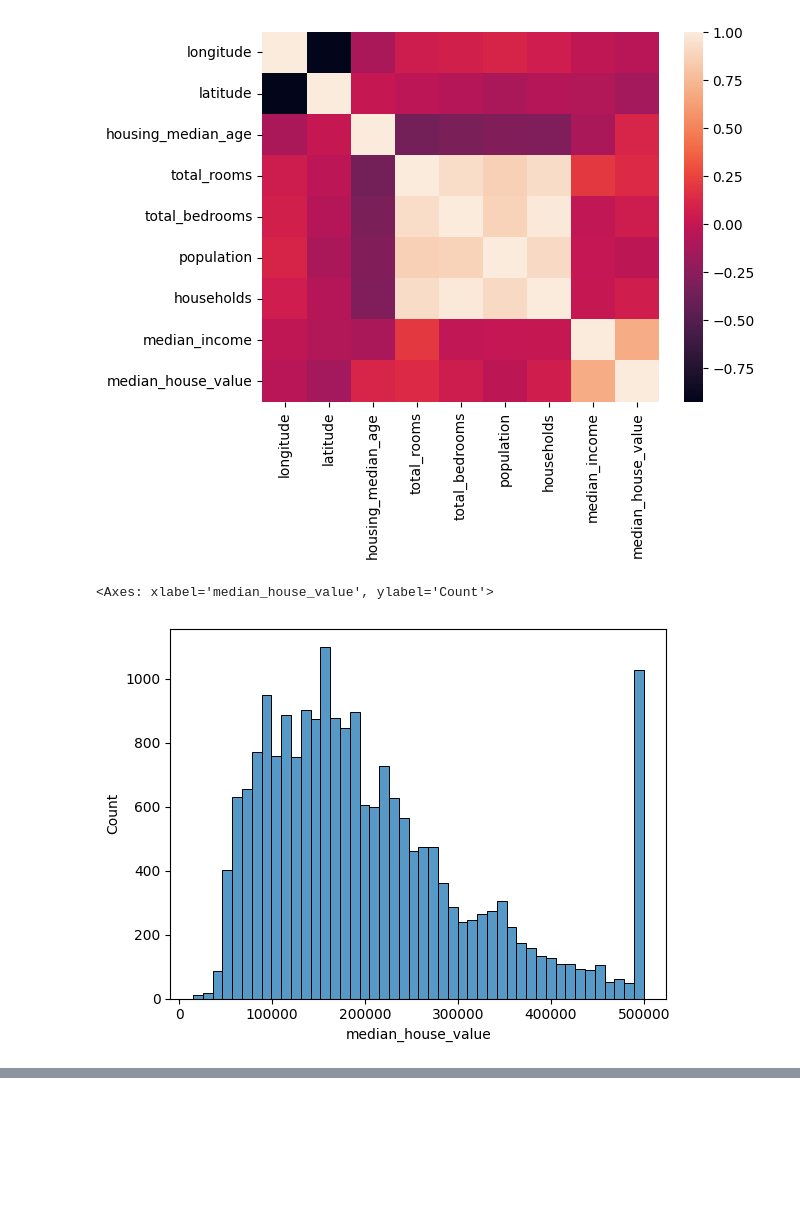
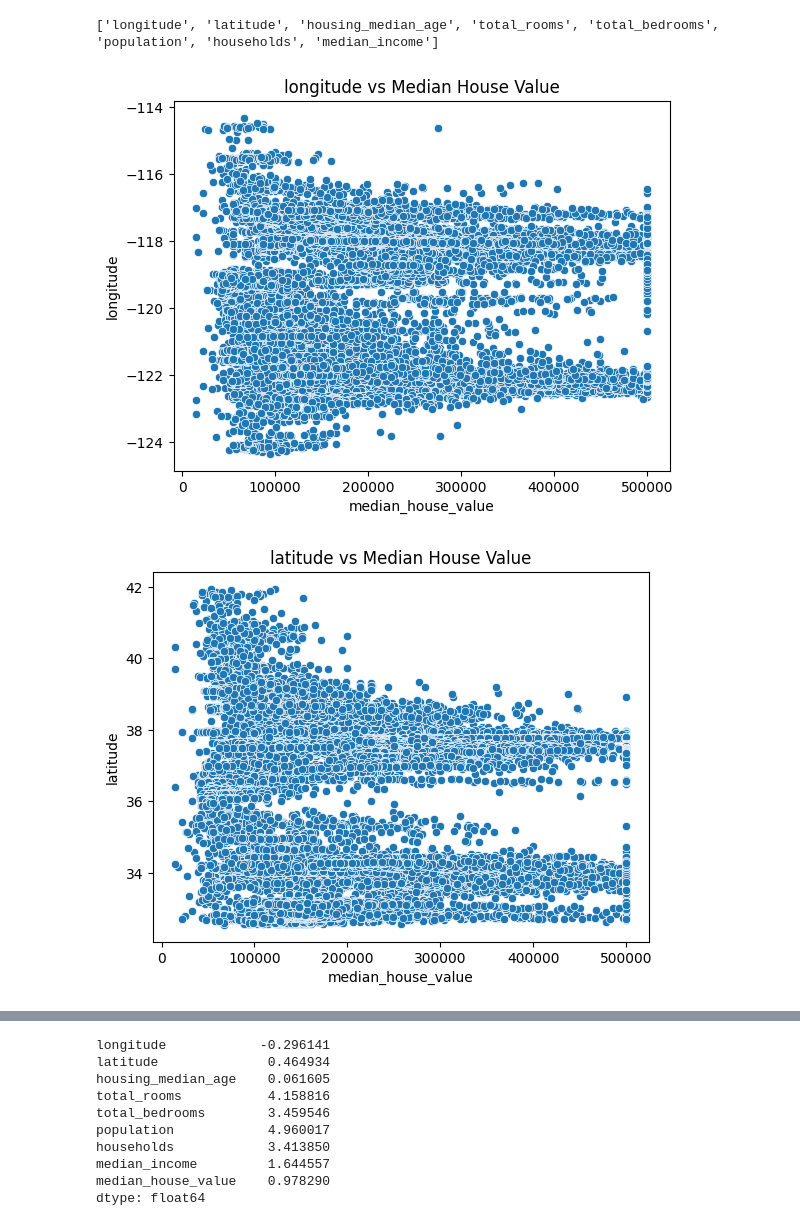
Before and after one commit to tevoshw/machine-learning, a Jupyter notebook: src/projects/project 1 (chapter2_book_project_visualize)/eda.ipynb, the cells around one changed output, grey strips where cells are left out. Drawn from its saved outputs; the diff is of its cells as text; code cells hidden in the pictures; blank space fills up the shorter version.

```diff
--- a/src/projects/project 1 (chapter2_book_project_visualize)/eda.ipynb
+++ b/src/projects/project 1 (chapter2_book_project_visualize)/eda.ipynb
@@ -59,0 +51,10 @@ sns.scatterplot(x='latitude', y='median_house_value', data=dataset_view)
+# %%
+categorial_features = df['ocean_proximity']
+df.drop('ocean_proximity', axis  = 1, inplace = True)
+numeric_features = ['longitude', 'latitude', 'housing_median_age', 'total_rooms',
+       'total_bedrooms', 'population', 'households', 'median_income']
+corr = df.corr()
+
+import seaborn as sns
+
+sns.heatmap(corr);
@@ -87,9 +76,16 @@ Name: median_house_value, dtype: float64
-# %%
-sns.heatmap(corr);
-# %% [output]
-[figure, removed]
-# %%
-sns.histplot(dataset['median_house_value'])
-# %% [output]
-<Axes: xlabel='median_house_value', ylabel='Count'>
-[figure, removed]
+# %%
+print(numeric_features)
+# %% [output]
+['longitude', 'latitude', 'housing_median_age', 'total_rooms', 'total_bedrooms', 'population', 'households', 'median_income']
+# %%
+import seaborn as sns
+import matplotlib.pyplot as plt
+
+for feature in numeric_features:
+    plt.figure() # Creates a new figure for each plot
+    sns.scatterplot(data=df, x='median_house_value', y=feature)
+    plt.title(f'{feature} vs Median House Value')
+    plt.show()
+# %% [output]
+[figure, added]
+[figure, added]
@@ -95,0 +98,13 @@ sns.histplot(dataset['median_house_value'])
+# %%
+df.skew()
+# %% [output]
+longitude            -0.296141
+latitude              0.464934
+housing_median_age    0.061605
+total_rooms           4.158816
+total_bedrooms        3.459546
+population            4.960017
+households            3.413850
+median_income         1.644557
+median_house_value    0.978290
+dtype: float64
```
Also changed, not shown: parts of 12 cells of this notebook, 1 other file.
